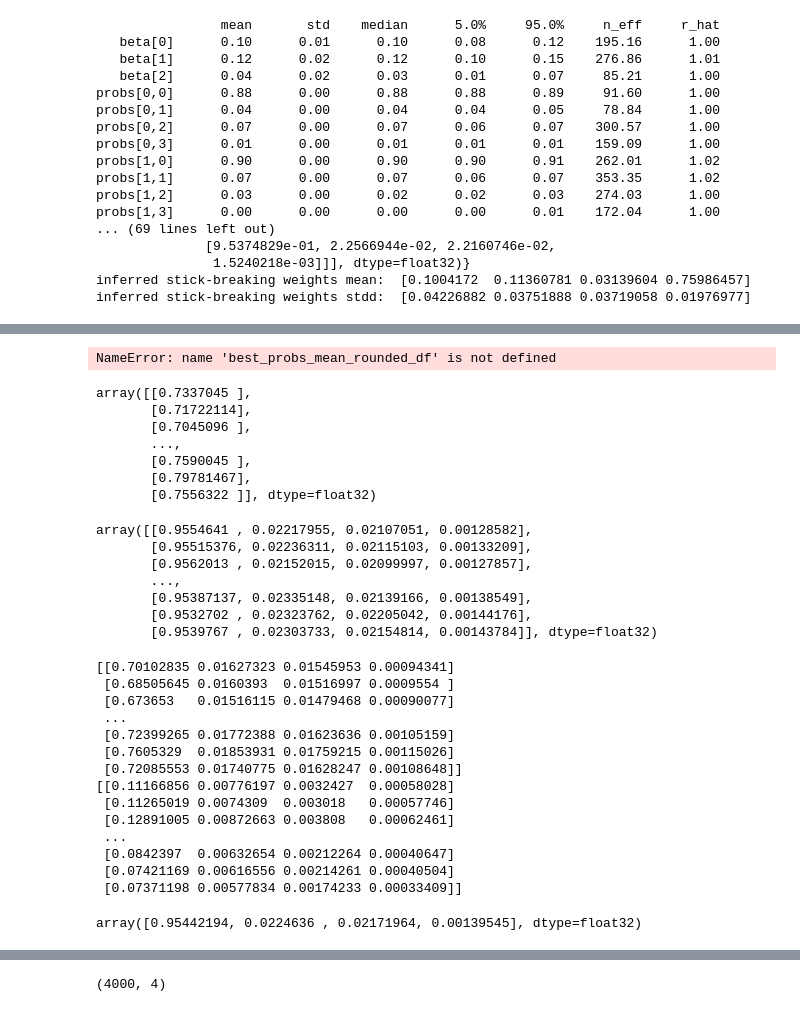
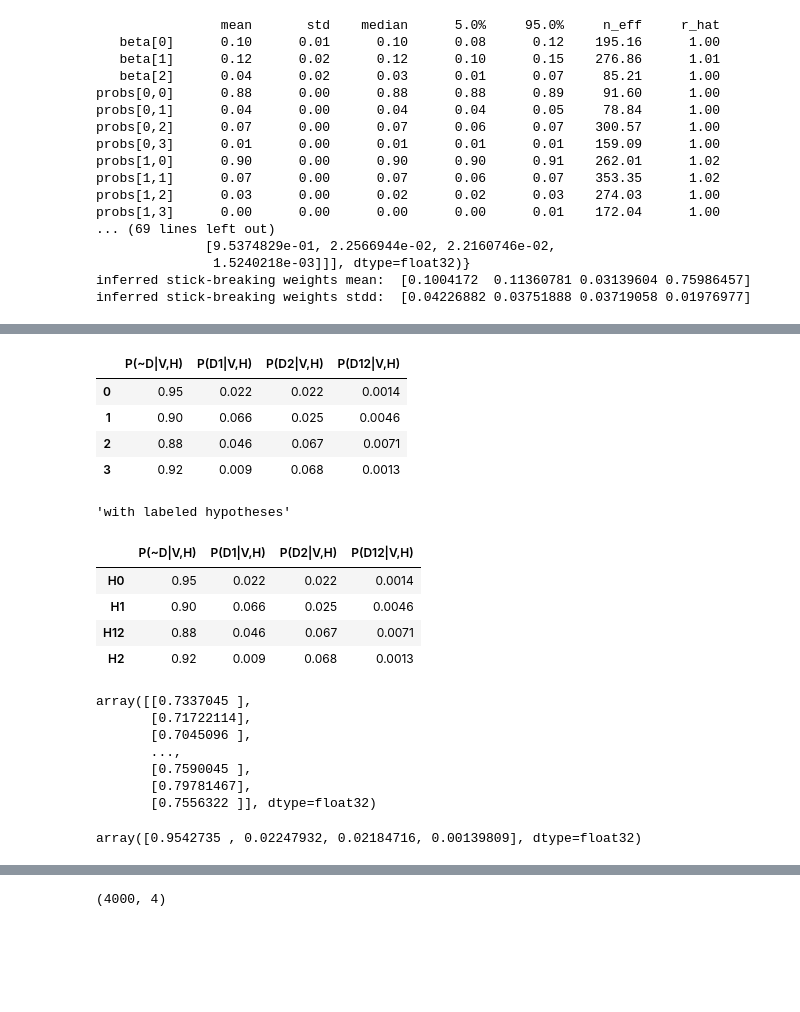
Before and after one commit to akotlar/multivariate-tada, a Jupyter notebook: project/sim5.ipynb, the cells around one changed output, grey strips where cells are left out. Saved outputs shown, nothing was run; the diff lists cells and outputs as text; code cells hidden in the pictures; blank space fills up the shorter version.

```diff
--- a/project/sim5.ipynb
+++ b/project/sim5.ipynb
@@ -393,5 +448,5 @@ inferred stick-breaking weights stdd:  [0.01410033 0.01729398 0.01635447 0.01509
 # %%
-best_chain, statistics = select_best_chain(mcmc_dave_2k_warmup_4k_samples_gamma8)
+best_chain, statistics = select_best_chain(mcmc_dave_2k_8k_gamma8)
 print(statistics)
 best_weights, best_probs, best_dirichlet_concentrations = ordered_statistics([best_chain])
-del mcmc_dave_2k_warmup_4k_samples_gamma8
+del mcmc_dave_2k_8k_gamma8
@@ -402,0 +473,6 @@ best_probs_mean_rounded_df
+# %%
+best_probs_mean_across_mcmc_samples = best_probs.mean(1)
+best_weights_mean_across_mcmc_samples = best_weights.mean(1)
+
+display('best_probs sample mean',best_probs_mean_across_mcmc_samples)
+display('best_probs sample mean', best_weights_mean_across_mcmc_sampls)
@@ -403,15 +487,37 @@ best_probs_mean_rounded_df
 # %%
 # TODO: automate this using numpy or pandas queries, by maximizing the difference between penetrance
+hypotheses = {}
+
+best_probs_mean_rounded = round_it(best_probs_mean_across_mcmc_samples.mean(0))
+
+best_probs_mean_rounded_df = pd.DataFrame(best_probs_mean_rounded, columns=['P(~D|V,H)', 'P(D1|V,H)', 'P(D2|V,H)', 'P(D12|V,H)' ])
+display(best_probs_mean_rounded_df)
+
+# TODO: Is it safe to assume hypotheses correspond to maximizing penetrance?
 assumed_h0 = best_probs_mean_rounded_df['P(~D|V,H)'].idxmax()
+hypotheses[assumed_h0] = 'H0'
 assumed_h1 = (best_probs_mean_rounded_df['P(D1|V,H)'] - best_probs_mean_rounded_df['P(D2|V,H)']).idxmax() #(case1 > case2)
+hypotheses[assumed_h1] = 'H1'
 assumed_h2 = (best_probs_mean_rounded_df['P(D2|V,H)'] - best_probs_mean_rounded_df['P(D1|V,H)']).idxmax() #(case2 > case1)
+hypotheses[assumed_h2] = 'H2'
 assumed_h12 = (best_probs_mean_rounded_df['P(D12|V,H)']).idxmax()
-print("h0", assumed_h0, 'h1', assumed_h1, 'h2', assumed_h2, 'h12', assumed_h12)
+hypotheses[assumed_h12] = 'H12'
 
-best_probs_mean_rounded_df.index = ["H0", "H1", "H2", "H12"]
-best_probs_mean_rounded_df
+
+best_probs_mean_rounded_df.index = [hypotheses[k] for k in sorted(hypotheses.keys())]
+display('with labeled hypotheses', best_probs_mean_rounded_df)
 # %% [output]
+|  | P(~D|V,H) | P(D1|V,H) | P(D2|V,H) | P(D12|V,H) |
+| 0 | 0.95 | 0.022 | 0.022 | 0.0014 |
+| 1 | 0.90 | 0.066 | 0.025 | 0.0046 |
+| 2 | 0.88 | 0.046 | 0.067 | 0.0071 |
+| 3 | 0.92 | 0.009 | 0.068 | 0.0013 |
-NameError: name 'best_probs_mean_rounded_df' is not defined
+'with labeled hypotheses'
+|  | P(~D|V,H) | P(D1|V,H) | P(D2|V,H) | P(D12|V,H) |
+| H0 | 0.95 | 0.022 | 0.022 | 0.0014 |
+| H1 | 0.90 | 0.066 | 0.025 | 0.0046 |
+| H12 | 0.88 | 0.046 | 0.067 | 0.0071 |
+| H2 | 0.92 | 0.009 | 0.068 | 0.0013 |
 # %%
 np.expand_dims(best_weights[0][:,assumed_h0], 1)
 # %% [output]
@@ -423,41 +529,6 @@ array([[0.7337045 ],
        [0.79781467],
        [0.7556322 ]], dtype=float32)
 # %%
-best_probs[0][:,assumed_h0,:]
+best_probs.mean(1)[0,assumed_h0]
 # %% [output]
-array([[0.9554641 , 0.02217955, 0.02107051, 0.00128582],
-       [0.95515376, 0.02236311, 0.02115103, 0.00133209],
-       [0.9562013 , 0.02152015, 0.02099997, 0.00127857],
-       ...,
-       [0.95387137, 0.02335148, 0.02139166, 0.00138549],
-       [0.9532702 , 0.02323762, 0.02205042, 0.00144176],
-       [0.9539767 , 0.02303733, 0.02154814, 0.00143784]], dtype=float32)
+array([0.9542735 , 0.02247932, 0.02184716, 0.00139809], dtype=float32)
-# %%
-PD_H0 = np.expand_dims(best_weights[0][:,assumed_h0], 1) * best_probs[0][:,assumed_h0,:]
-print(PD_H0)
-PD_H0 = PD_H0.sum(1).mean(0)
-print("PD_H0", PD_H0)
-
-PD_H1 = np.expand_dims(best_weights[0][:,assumed_h1], 1) * best_probs[0][:,assumed_h1,:]
-print(PD_H1)
-PD_H1 = PD_H1.sum(1).mean(0)
-print("PD_H1", PD_H1)
-# %% [output]
-[[0.70102835 0.01627323 0.01545953 0.00094341]
- [0.68505645 0.0160393  0.01516997 0.0009554 ]
- [0.673653   0.01516115 0.01479468 0.00090077]
- ...
- [0.72399265 0.01772388 0.01623636 0.00105159]
- [0.7605329  0.01853931 0.01759215 0.00115026]
- [0.72085553 0.01740775 0.01628247 0.00108648]]
-[[0.11166856 0.00776197 0.0032427  0.00058028]
- [0.11265019 0.0074309  0.003018   0.00057746]
- [0.12891005 0.00872663 0.003808   0.00062461]
- ...
- [0.0842397  0.00632654 0.00212264 0.00040647]
- [0.07421169 0.00616556 0.00214261 0.00040504]
- [0.07371198 0.00577834 0.00174233 0.00033409]]
-# %%
-best_probs[0][:,assumed_h0].mean(0)
-# %% [output]
-array([0.95442194, 0.0224636 , 0.02171964, 0.00139545], dtype=float32)
```
Also changed, not shown: parts of 8 cells of this notebook.
